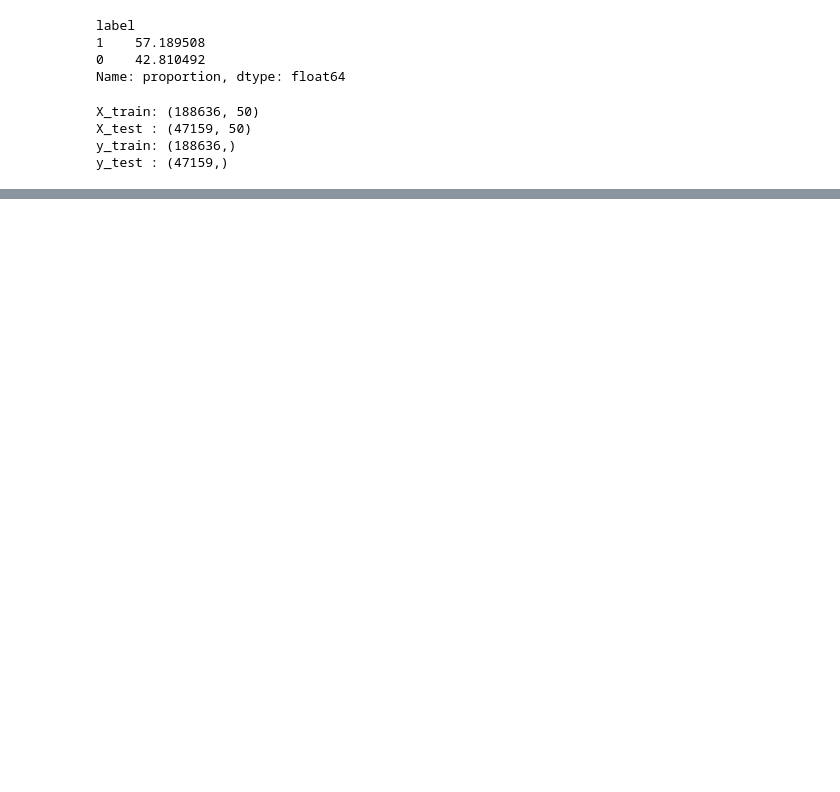
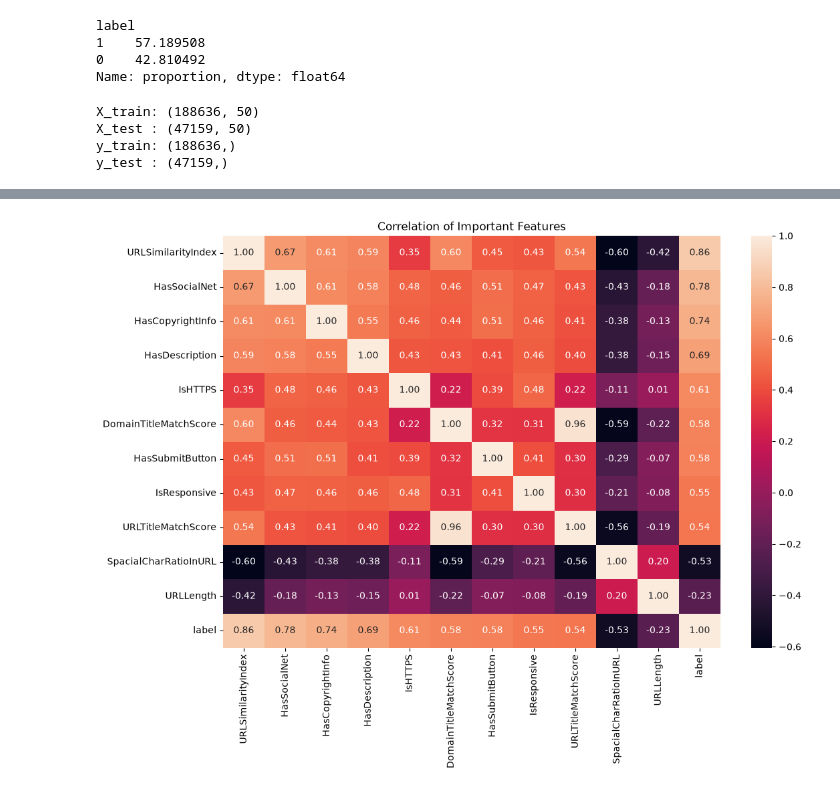
Before and after one commit to KARTHIKA-HANUMANDLA/Explainable-AI-based-phishing-URL-detection-system-, a Jupyter notebook: notebooks/day2_dataset_analysis.ipynb, the cells around one changed output, grey strips where cells are left out. Cells and saved outputs as stored; diff of their text form; code cells hidden in the pictures; blank space fills up the shorter version.

```diff
--- a/notebooks/day2_dataset_analysis.ipynb
+++ b/notebooks/day2_dataset_analysis.ipynb
@@ -311,0 +385,31 @@ y_test : (47159,)
+# %%
+import seaborn as sns
+import matplotlib.pyplot as plt
+
+top_features = [
+    "URLSimilarityIndex",
+    "HasSocialNet",
+    "HasCopyrightInfo",
+    "HasDescription",
+    "IsHTTPS",
+    "DomainTitleMatchScore",
+    "HasSubmitButton",
+    "IsResponsive",
+    "URLTitleMatchScore",
+    "SpacialCharRatioInURL",
+    "URLLength",
+    "label"
+]
+
+plt.figure(figsize=(12, 8))
+
+sns.heatmap(
+    df_model[top_features].corr(),
+    annot=True,
+    fmt=".2f"
+)
+
+plt.title("Correlation of Important Features")
+plt.show()
+# %% [output]
+[figure, added]
```
Also changed, not shown: parts of 86 cells of this notebook, 7 other files.
